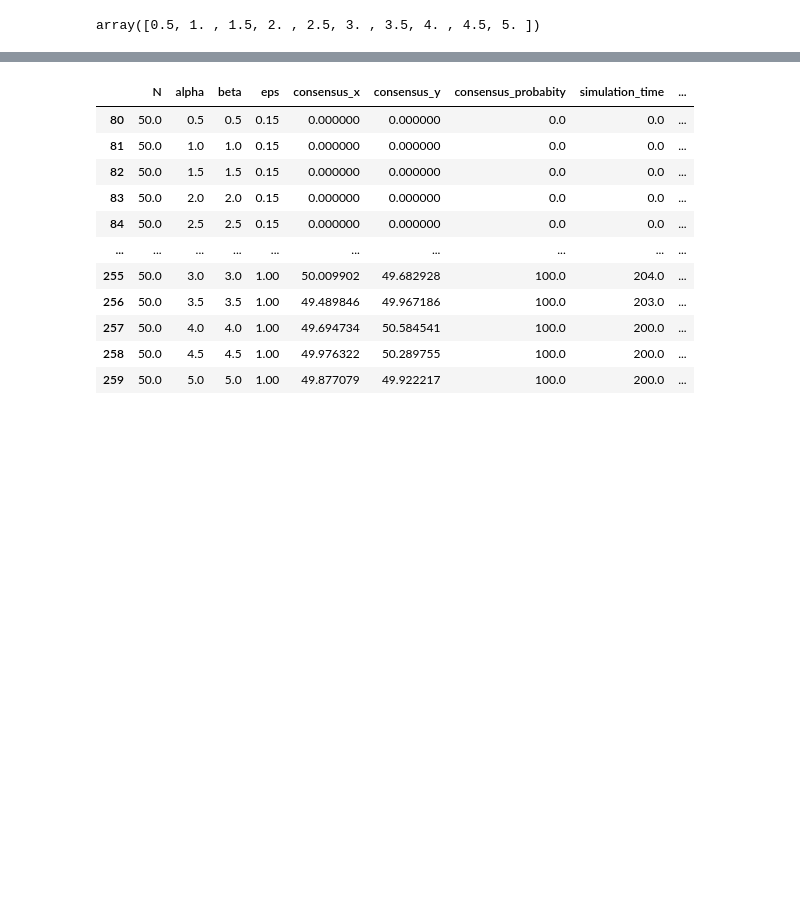
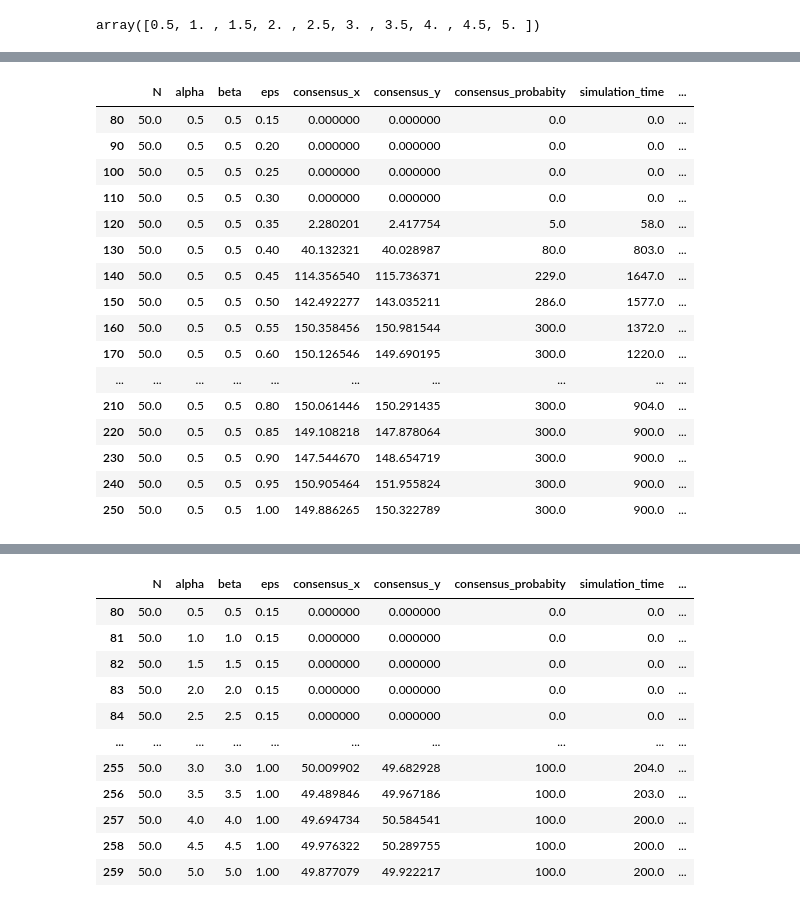
Before and after one commit to ash00748/Hegselmann-Krause-project, a Jupyter notebook: 2d HK/2dHK_beta.ipynb, the cells around one changed output, grey strips where cells are left out. Saved outputs shown, nothing was run; the diff lists cells and outputs as text; code cells hidden in the pictures; blank space fills up the shorter version.

```diff
--- a/2d HK/2dHK_beta.ipynb
+++ b/2d HK/2dHK_beta.ipynb
@@ -77,8 +80,7 @@ eps = 1e-4  # допустимая точность
 n = 50  # количество агентов по одной оси
 N = n
 # %%
-experiments = 100
-R_array = np.arange(0.15, 1.01, 0.05)
+R_array = [round(i,2)for i in np.arange(0.15, 1.01, 0.05)]
 beta_params_array =  np.arange(0.5, 5.1, 0.5)
 beta_params_array
 # %% [output]
@@ -116,0 +200,24 @@ for R in R_array:
+# %%
+
+N50 = beta_distib_consensus_data.query('alpha == 0.5 and beta == 0.5 and N == @N')
+# pivot_data = N50.pivot(index='eps', columns='beta', values='consensus_probabity')
+# pivot_data
+N50
+# %% [output]
+|  | N | alpha | beta | eps | consensus_x | consensus_y | consensus_probabity | simulation_time | ... |
+| 80 | 50.0 | 0.5 | 0.5 | 0.15 | 0.000000 | 0.000000 | 0.0 | 0.0 | ... |
+| 90 | 50.0 | 0.5 | 0.5 | 0.20 | 0.000000 | 0.000000 | 0.0 | 0.0 | ... |
+| 100 | 50.0 | 0.5 | 0.5 | 0.25 | 0.000000 | 0.000000 | 0.0 | 0.0 | ... |
+| 110 | 50.0 | 0.5 | 0.5 | 0.30 | 0.000000 | 0.000000 | 0.0 | 0.0 | ... |
+| 120 | 50.0 | 0.5 | 0.5 | 0.35 | 2.280201 | 2.417754 | 5.0 | 58.0 | ... |
+| 130 | 50.0 | 0.5 | 0.5 | 0.40 | 40.132321 | 40.028987 | 80.0 | 803.0 | ... |
+| 140 | 50.0 | 0.5 | 0.5 | 0.45 | 114.356540 | 115.736371 | 229.0 | 1647.0 | ... |
+| 150 | 50.0 | 0.5 | 0.5 | 0.50 | 142.492277 | 143.035211 | 286.0 | 1577.0 | ... |
+| 160 | 50.0 | 0.5 | 0.5 | 0.55 | 150.358456 | 150.981544 | 300.0 | 1372.0 | ... |
+| 170 | 50.0 | 0.5 | 0.5 | 0.60 | 150.126546 | 149.690195 | 300.0 | 1220.0 | ... |
+| ... | ... | ... | ... | ... | ... | ... | ... | ... | ... |
+| 210 | 50.0 | 0.5 | 0.5 | 0.80 | 150.061446 | 150.291435 | 300.0 | 904.0 | ... |
+| 220 | 50.0 | 0.5 | 0.5 | 0.85 | 149.108218 | 147.878064 | 300.0 | 900.0 | ... |
+| 230 | 50.0 | 0.5 | 0.5 | 0.90 | 147.544670 | 148.654719 | 300.0 | 900.0 | ... |
+| 240 | 50.0 | 0.5 | 0.5 | 0.95 | 150.905464 | 151.955824 | 300.0 | 900.0 | ... |
+| 250 | 50.0 | 0.5 | 0.5 | 1.00 | 149.886265 | 150.322789 | 300.0 | 900.0 | ... |
```
Also changed, not shown: parts of 26 cells of this notebook, 1 other file.
